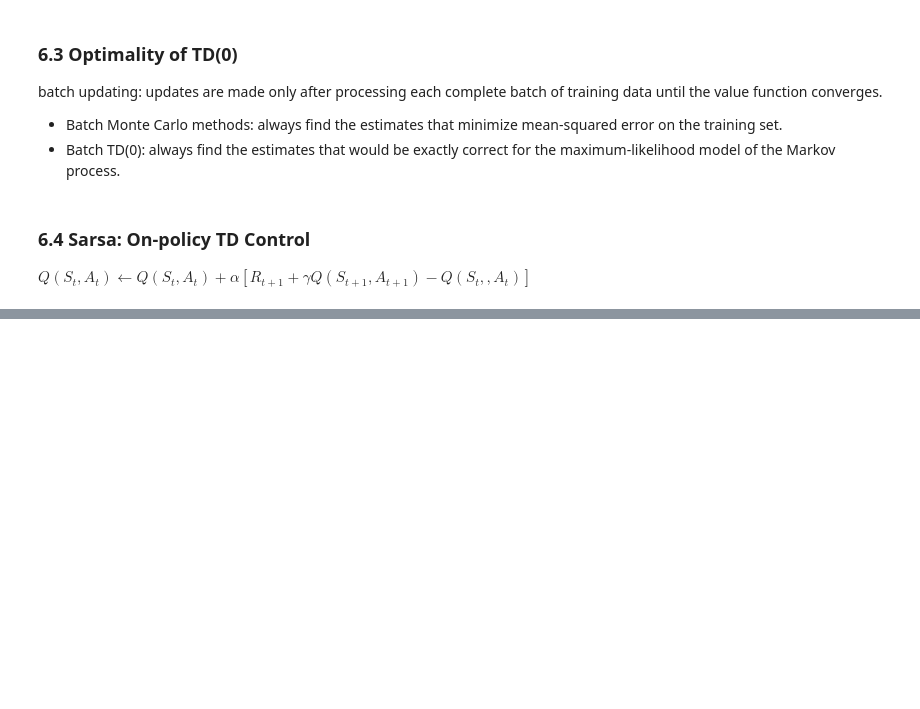
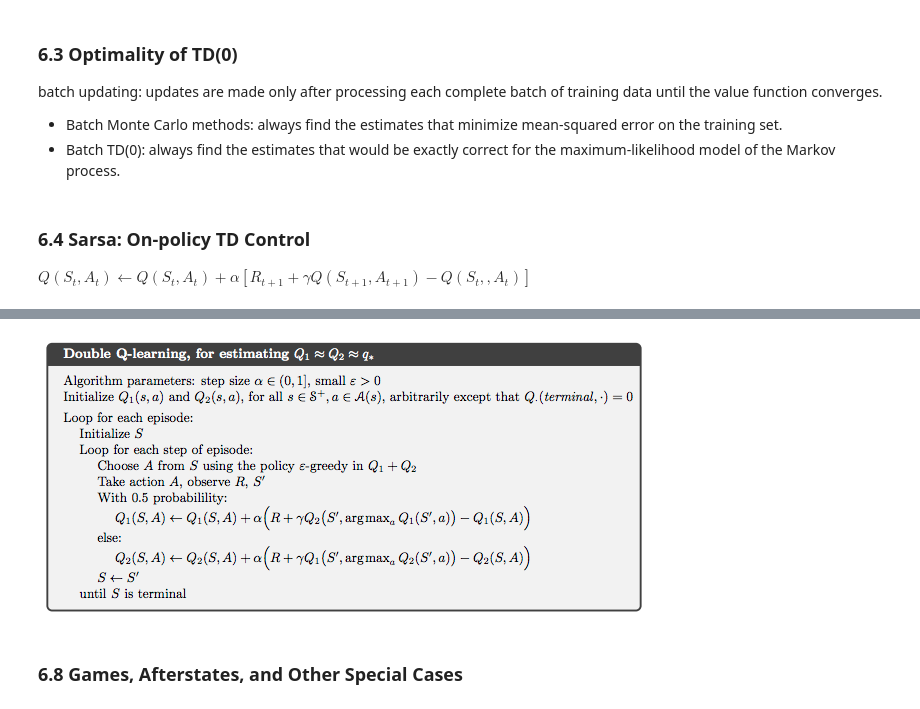
Before and after one commit to facaiy/book_notes, a Jupyter notebook: Reinforcement_Learing_An_Introduction/Temporal_Difference_Learning/note.ipynb, the cells around one changed output, grey strips where cells are left out. Cells and saved outputs as stored; diff of their text form; code cells hidden in the pictures; blank space fills up the shorter version.

```diff
--- a/Reinforcement_Learing_An_Introduction/Temporal_Difference_Learning/note.ipynb
+++ b/Reinforcement_Learing_An_Introduction/Temporal_Difference_Learning/note.ipynb
@@ -58,0 +99,6 @@ $Q(S_t, A_t) \gets Q(S_t, A_t) + \alpha \left [ R_{t+1} + \gamma Q(S_{t+1}, A_{t
+# %%
+Image('./res/double_learn.png')
+# %% [output]
+[figure, added]
+# %% [markdown]
+### 6.8 Games, Afterstates, and Other Special Cases
```
Also changed, not shown: parts of 6 cells of this notebook, 4 other files.
